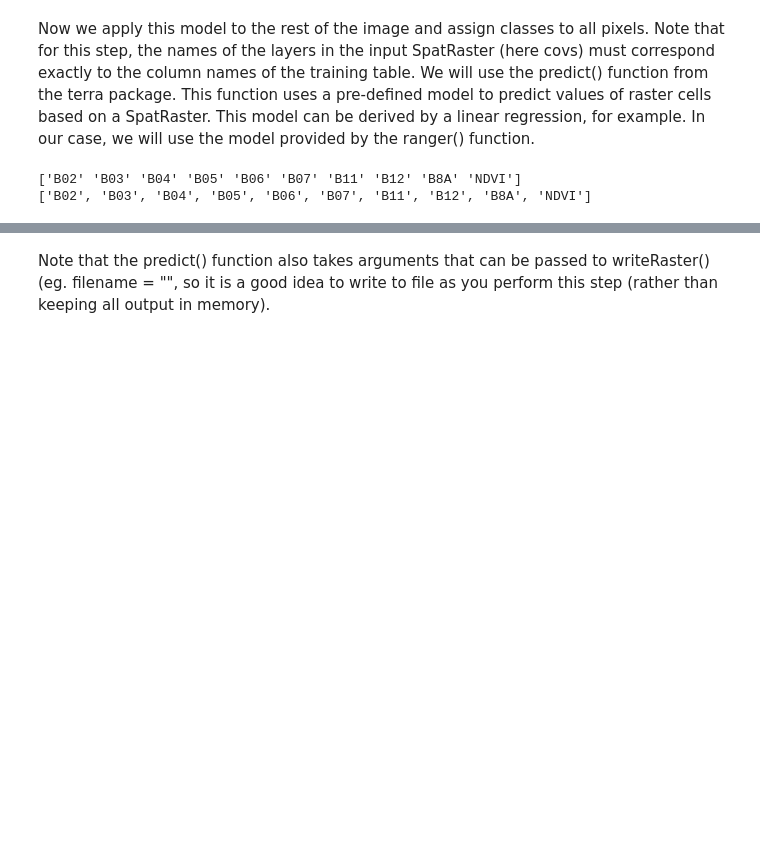
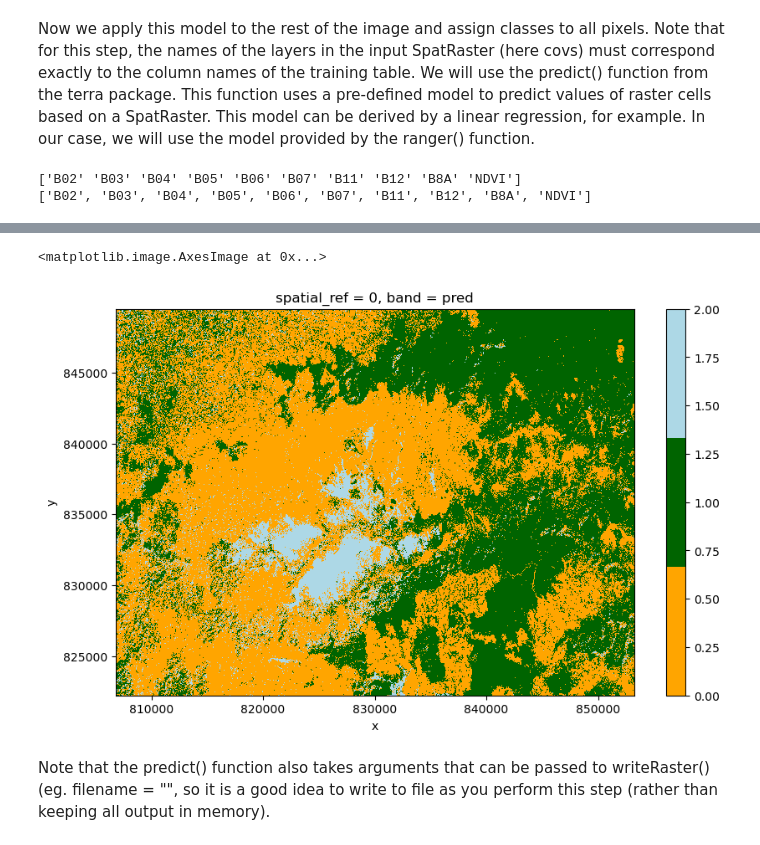
Before and after one commit to amrirasyidi/AdvancedRasterAnalysis, a Jupyter notebook: python/notebook.ipynb, the cells around one changed output, grey strips where cells are left out. Cells and saved outputs as stored; diff of their text form; code cells hidden in the pictures; blank space fills up the shorter version.

```diff
--- a/python/notebook.ipynb
+++ b/python/notebook.ipynb
@@ -891,3 +846,0 @@ MissingSpatialDimensionError: x dimension (x) not found.
-# %%
-pred_ds.rio.set_spatial_dims(x_dim="x", y_dim="y", inplace=True)
-pred_ds.rio.write_crs(test_gdf.crs, inplace=True)
@@ -914,0 +847,4 @@ Data variables: (12/14)
+# %%
+temp_ds = pred_ds[['NDVI','pred']]
+
+mapper = {classes:n for n,classes in enumerate(modelRF.classes_)}
@@ -914,0 +853,8 @@ Data variables: (12/14)
+# %%
+for obj, integer in mapper.items():
+    temp_ds['pred'] = temp_ds['pred'].where(temp_ds['pred'] != obj, integer)
+
+# Optional: Convert 'pred' variable to integer type
+temp_ds['pred'] = temp_ds['pred'].astype(int)
+
+temp_ds
@@ -935,2 +878,20 @@ plt.xticks(range(len(predLC)), predLC, rotation=90)  # Show predicted class name
+# %%
+temp_da = temp_ds.to_array(dim="band")
+# %%
+# Define the colors for each unique value
+color_map = {
+    0: 'orange',
+    1: 'darkgreen',
+    2: 'lightblue',
+}
+
+# Create a colormap using the color_map dictionary
+cmap = ListedColormap([color_map[val] for val in color_map])
+
+plt.figure(figsize=(10,6))
+temp_da.sel(band='pred').plot.imshow(cmap=cmap)
+# %% [output]
+<matplotlib.image.AxesImage at 0x...>
+[figure, added]
 # %% [markdown]
 Note that the predict() function also takes arguments that can be passed to writeRaster() (eg. filename = "", so it is a good idea to write to file as you perform this step (rather than keeping all output in memory).
```
Also changed, not shown: parts of 20 cells of this notebook.
